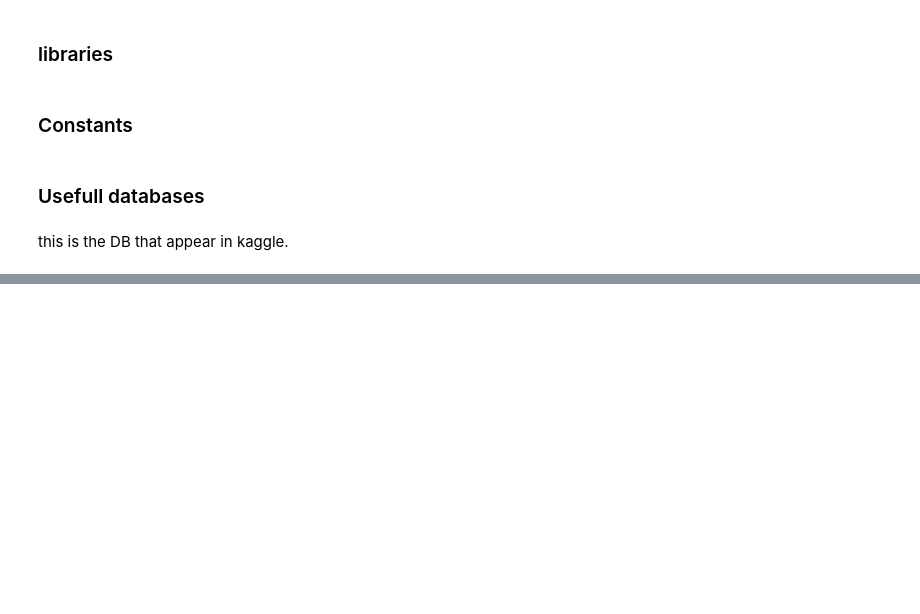
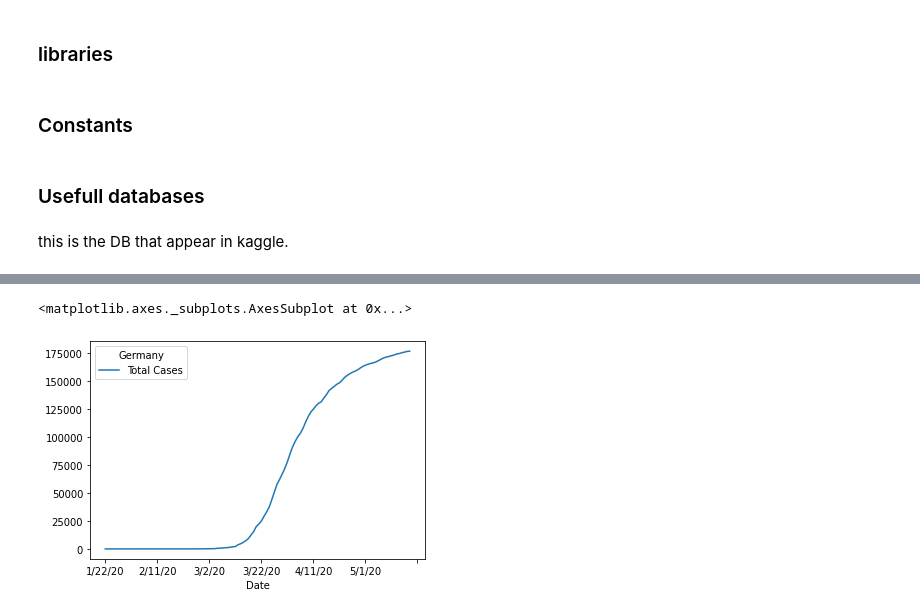
Before and after one commit to rechavar/pyCovid_TechLabsProj, a Jupyter notebook: TechLabs__finalProject.ipynb, the cells around one changed output, grey strips where cells are left out. Drawn from its saved outputs; the diff is of its cells as text; code cells hidden in the pictures; blank space fills up the shorter version.

```diff
--- a/TechLabs__finalProject.ipynb
+++ b/TechLabs__finalProject.ipynb
@@ -36,0 +22,4 @@ data.head(10)
+# %%
+data_confirmed = pd.read_csv(confirmed_csv_url)
+data_death = pd.read_csv(death_csv_url)
+data_recovered = pd.read_csv(recovered_csv_url)
@@ -36,0 +28,20 @@ data.head(10)
+# %%
+# Dropping all the innecesary columns
+data_confirmed = data_confirmed.drop(['Province/State', 'Lat', 'Long'], axis = 1)
+data_death = data_death.drop(['Province/State', 'Lat', 'Long'], axis = 1)
+data_recovered = data_recovered.drop(['Province/State', 'Lat', 'Long'], axis = 1)
+
+# Set New index
+data_confirmed = data_confirmed.set_index('Country/Region')
+data_death = data_death.set_index('Country/Region')
+data_recovered = data_recovered.set_index('Country/Region')
+
+# Groupping duplicated columns
+data_confirmed = data_confirmed.groupby(by = data_confirmed.index, axis = 0).sum()
+data_death = data_death.groupby(by= data_death.index, axis = 0 ).sum()
+data_recovered = data_recovered.groupby(by= data_recovered.index, axis = 0).sum()
+
+# add a total row
+data_confirmed.loc['Global'] = data_confirmed.sum(axis=0)
+data_death.loc['Global'] = data_death.sum(axis=0)
+data_recovered.loc['Global'] = data_recovered.sum(axis=0)
@@ -36,0 +68,4 @@ data.head(10)
+# %%
+data_confirmed=data_confirmed.T
+data_confirmed.rename_axis(index='Date', columns="Country",inplace=True)
+pd.to_datetime(data_confirmed.index)
@@ -36,0 +103,6 @@ data.head(10)
+# %%
+germany_confirmed=data_confirmed.loc[:,["Germany"]]
+germany_confirmed["Total Cases"]=germany_confirmed["Germany"]
+germany_confirmed.drop("Germany",inplace=True, axis=1)
+germany_confirmed.rename_axis(columns="Germany",inplace=True)
+germany_confirmed
@@ -36,0 +124,5 @@ data.head(10)
+# %%
+germany_confirmed.plot()
+# %% [output]
+<matplotlib.axes._subplots.AxesSubplot at 0x...>
+[figure, added]
```
Also changed, not shown: parts of 30 cells of this notebook.
